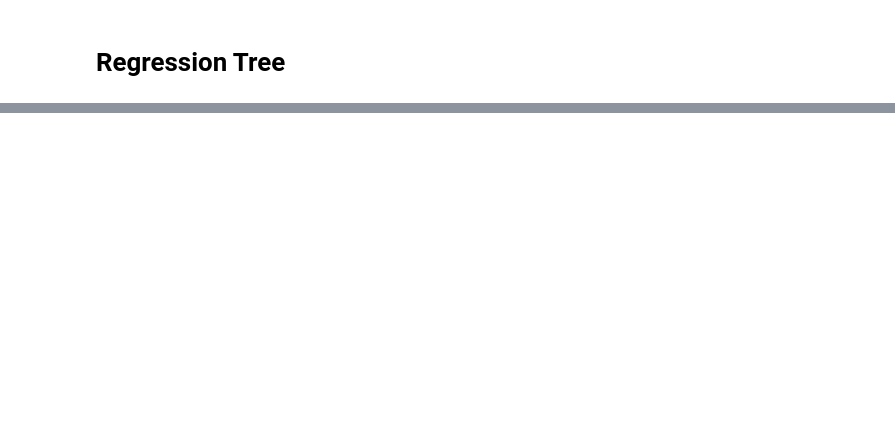
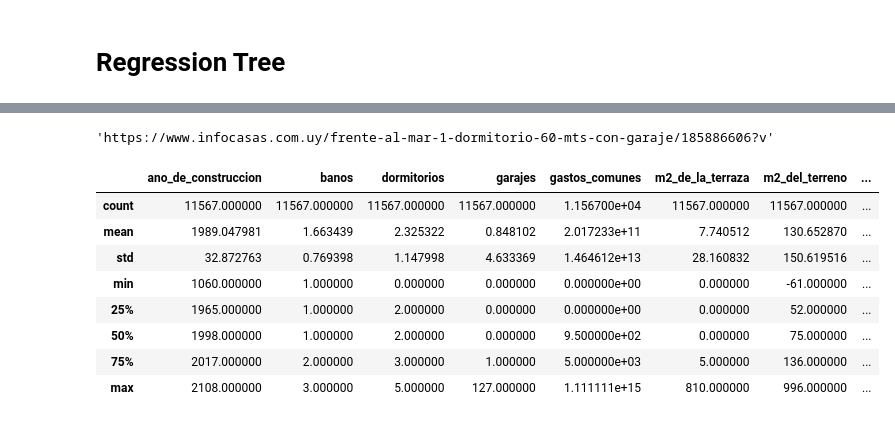
Before and after one commit to creyesp/houses-project, a Jupyter notebook: notebooks/sklearn.ipynb, the cells around one changed output, grey strips where cells are left out. Saved outputs shown, nothing was run; the diff lists cells and outputs as text; code cells hidden in the pictures; blank space fills up the shorter version.

```diff
--- a/notebooks/sklearn.ipynb
+++ b/notebooks/sklearn.ipynb
@@ -57,5 +11,5 @@ df = pd.read_csv('../data/preprocessed/details_home_for_sale_dataset_2019-07-25.
 # %%
-df_obj = (df
+df_obj = (df[columns_to_analyze]
           .select_dtypes(include='object')
           .fillna('')
           .apply(lambda x: x.str.lower().apply(lambda y: unidecode(y)))
@@ -241,0 +236,16 @@ f, ax = plt.subplots()
+# %%
+df_raw.loc[18045, 'url']
+# %% [output]
+'https://www.infocasas.com.uy/frente-al-mar-1-dormitorio-60-mts-con-garaje/185886606?v'
+# %%
+df_selected.describe()
+# %% [output]
+|  | ano_de_construccion | banos | dormitorios | garajes | gastos_comunes | m2_de_la_terraza | m2_del_terreno | ... |
+| count | 11567.000000 | 11567.000000 | 11567.000000 | 11567.000000 | 1.156700e+04 | 11567.000000 | 11567.000000 | ... |
+| mean | 1989.047981 | 1.663439 | 2.325322 | 0.848102 | 2.017233e+11 | 7.740512 | 130.652870 | ... |
+| std | 32.872763 | 0.769398 | 1.147998 | 4.633369 | 1.464612e+13 | 28.160832 | 150.619516 | ... |
+| min | 1060.000000 | 1.000000 | 0.000000 | 0.000000 | 0.000000e+00 | 0.000000 | -61.000000 | ... |
+| 25% | 1965.000000 | 1.000000 | 2.000000 | 0.000000 | 0.000000e+00 | 0.000000 | 52.000000 | ... |
+| 50% | 1998.000000 | 1.000000 | 2.000000 | 0.000000 | 9.500000e+02 | 0.000000 | 75.000000 | ... |
+| 75% | 2017.000000 | 2.000000 | 3.000000 | 1.000000 | 5.000000e+03 | 5.000000 | 136.000000 | ... |
+| max | 2108.000000 | 3.000000 | 5.000000 | 127.000000 | 1.111111e+15 | 810.000000 | 996.000000 | ... |
```
Also changed, not shown: parts of 30 cells of this notebook, 2 other files.
